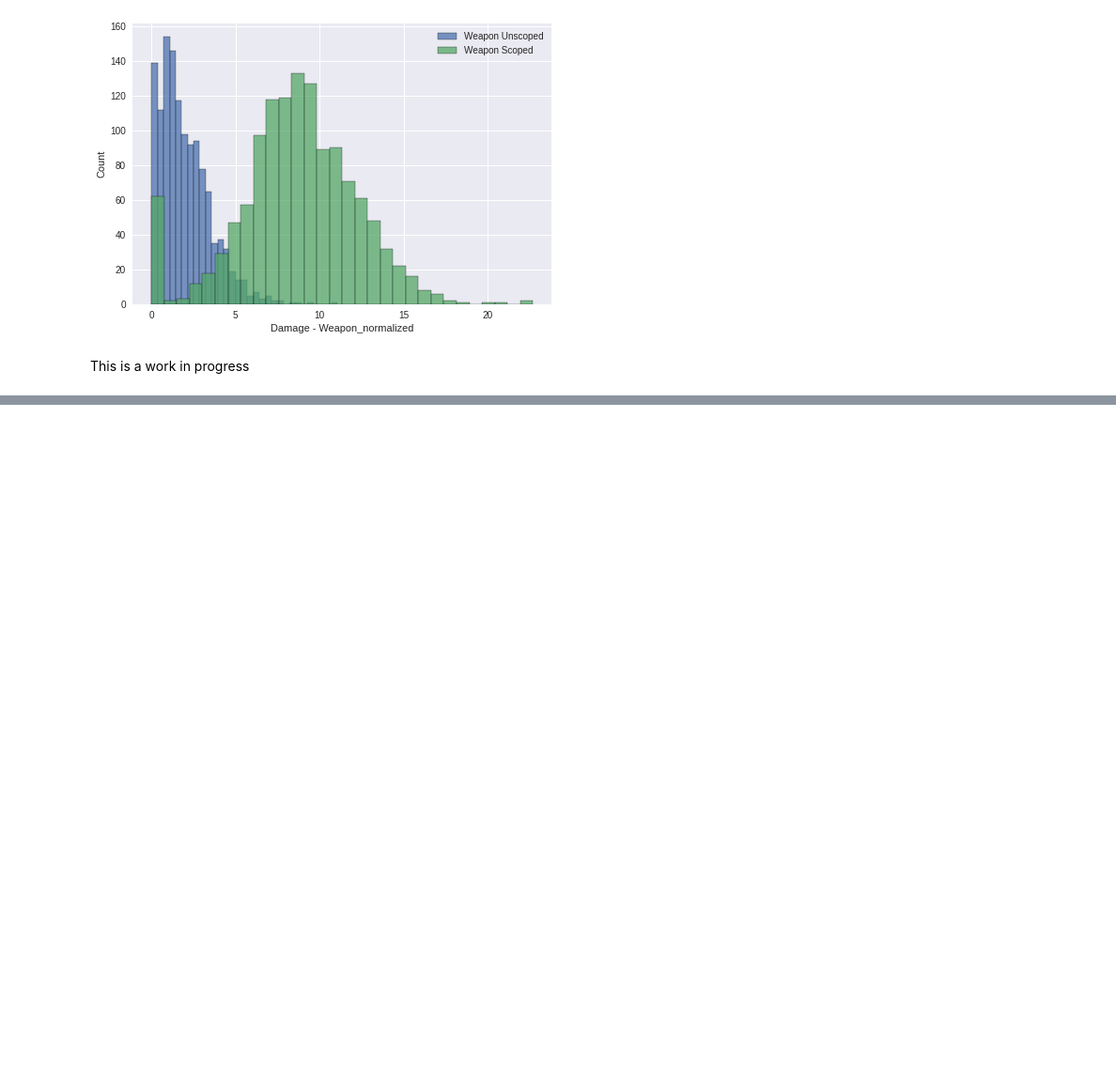
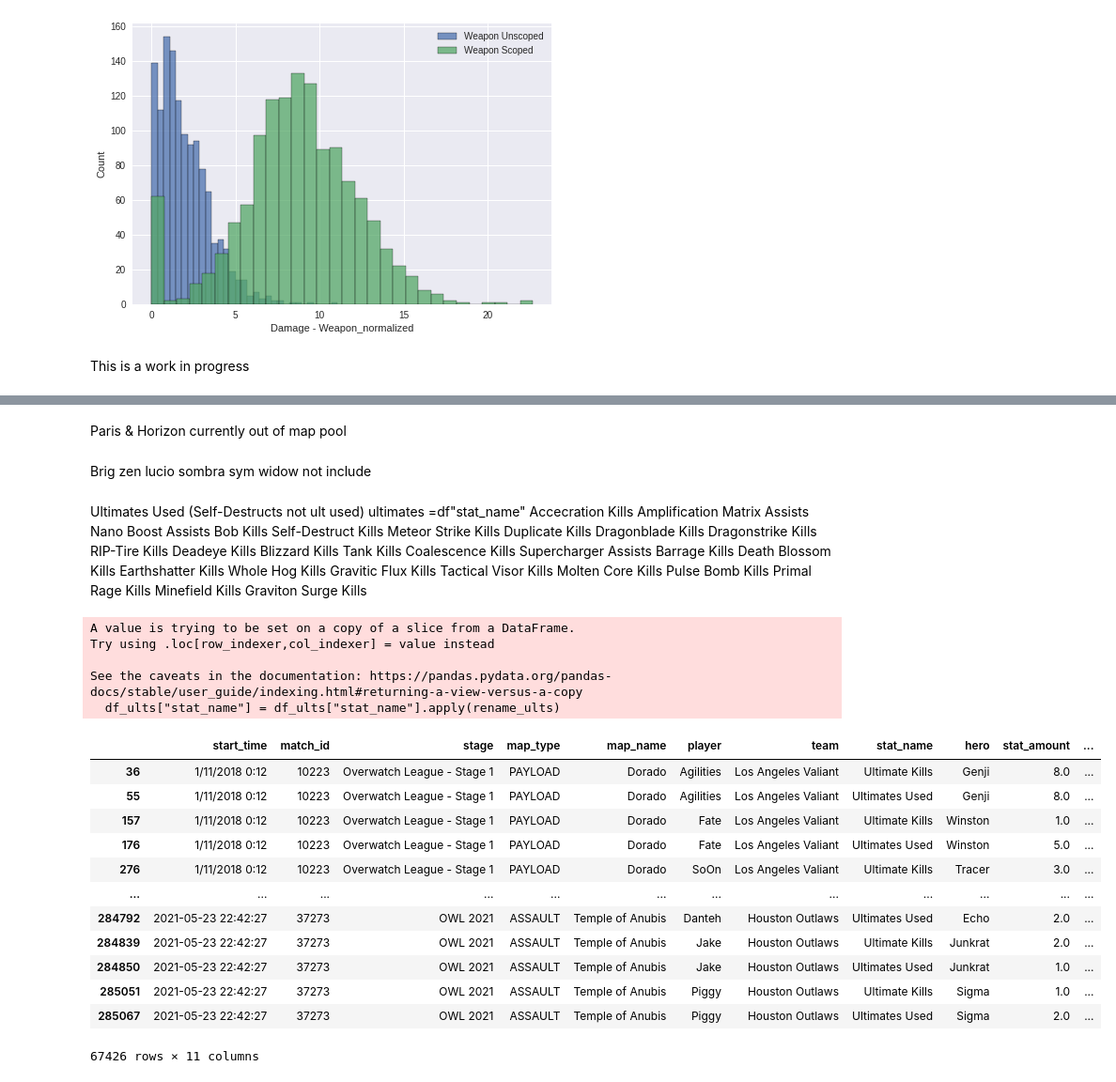
Before and after one commit to RogerWszolek/OverwatchAnalysis, a Jupyter notebook: Overwatch Questions.ipynb, the cells around one changed output, grey strips where cells are left out. Shown at 94% size. Drawn from its saved outputs; the diff is of its cells as text; code cells hidden in the pictures; blank space fills up the shorter version.

Commit message:
Map and Ultimate Data

```diff
--- a/Overwatch Questions.ipynb
+++ b/Overwatch Questions.ipynb
@@ -338,0 +361,33 @@ This is a work in progress
+# %% [markdown]
+Paris & Horizon currently out of map pool
+# %% [markdown]
+Brig zen lucio sombra sym widow not include
+# %% [markdown]
+Ultimates Used (Self-Destructs not ult used)
+ultimates =df"stat_name"
+Accecration Kills
+Amplification Matrix Assists
+Nano Boost Assists
+Bob Kills
+Self-Destruct Kills
+Meteor Strike Kills
+Duplicate Kills
+Dragonblade Kills
+Dragonstrike Kills
+RIP-Tire Kills
+Deadeye Kills
+Blizzard Kills
+Tank Kills
+Coalescence Kills
+Supercharger Assists
+Barrage Kills
+Death Blossom Kills
+Earthshatter Kills
+Whole Hog Kills
+Gravitic Flux Kills
+Tactical Visor Kills
+Molten Core Kills
+Pulse Bomb Kills
+Primal Rage Kills
+Minefield Kills
+Graviton Surge Kills
@@ -338,0 +432,29 @@ This is a work in progress
+# %%
+def rename_ults(x):
+    if x != "Ultimates Used":
+        return "Ultimate Kills"
+    else:
+        return "Ultimates Used"
+# %%
+df_ults = df[ultimates]
+df_ults["stat_name"] = df_ults["stat_name"].apply(rename_ults)
+df_ults
+# %% [output]
+A value is trying to be set on a copy of a slice from a DataFrame.
+Try using .loc[row_indexer,col_indexer] = value instead
+
+See the caveats in the documentation: https://pandas.pydata.org/pandas-docs/stable/user_guide/indexing.html#returning-a-view-versus-a-copy
+  df_ults["stat_name"] = df_ults["stat_name"].apply(rename_ults)
+|  | start_time | match_id | stage | map_type | map_name | player | team | stat_name | hero | stat_amount | ... |
+| 36 | 1/11/2018 0:12 | 10223 | Overwatch League - Stage 1 | PAYLOAD | Dorado | Agilities | Los Angeles Valiant | Ultimate Kills | Genji | 8.0 | ... |
+| 55 | 1/11/2018 0:12 | 10223 | Overwatch League - Stage 1 | PAYLOAD | Dorado | Agilities | Los Angeles Valiant | Ultimates Used | Genji | 8.0 | ... |
+| 157 | 1/11/2018 0:12 | 10223 | Overwatch League - Stage 1 | PAYLOAD | Dorado | Fate | Los Angeles Valiant | Ultimate Kills | Winston | 1.0 | ... |
+| 176 | 1/11/2018 0:12 | 10223 | Overwatch League - Stage 1 | PAYLOAD | Dorado | Fate | Los Angeles Valiant | Ultimates Used | Winston | 5.0 | ... |
+| 276 | 1/11/2018 0:12 | 10223 | Overwatch League - Stage 1 | PAYLOAD | Dorado | SoOn | Los Angeles Valiant | Ultimate Kills | Tracer | 3.0 | ... |
+| ... | ... | ... | ... | ... | ... | ... | ... | ... | ... | ... | ... |
+| 284792 | 2021-05-23 22:42:27 | 37273 | OWL 2021 | ASSAULT | Temple of Anubis | Danteh | Houston Outlaws | Ultimates Used | Echo | 2.0 | ... |
+| 284839 | 2021-05-23 22:42:27 | 37273 | OWL 2021 | ASSAULT | Temple of Anubis | Jake | Houston Outlaws | Ultimate Kills | Junkrat | 2.0 | ... |
+| 284850 | 2021-05-23 22:42:27 | 37273 | OWL 2021 | ASSAULT | Temple of Anubis | Jake | Houston Outlaws | Ultimates Used | Junkrat | 1.0 | ... |
+| 285051 | 2021-05-23 22:42:27 | 37273 | OWL 2021 | ASSAULT | Temple of Anubis | Piggy | Houston Outlaws | Ultimate Kills | Sigma | 1.0 | ... |
+| 285067 | 2021-05-23 22:42:27 | 37273 | OWL 2021 | ASSAULT | Temple of Anubis | Piggy | Houston Outlaws | Ultimates Used | Sigma | 2.0 | ... |
+67426 rows × 11 columns
```
Also changed, not shown: parts of 4 cells of this notebook, 1 other file.
